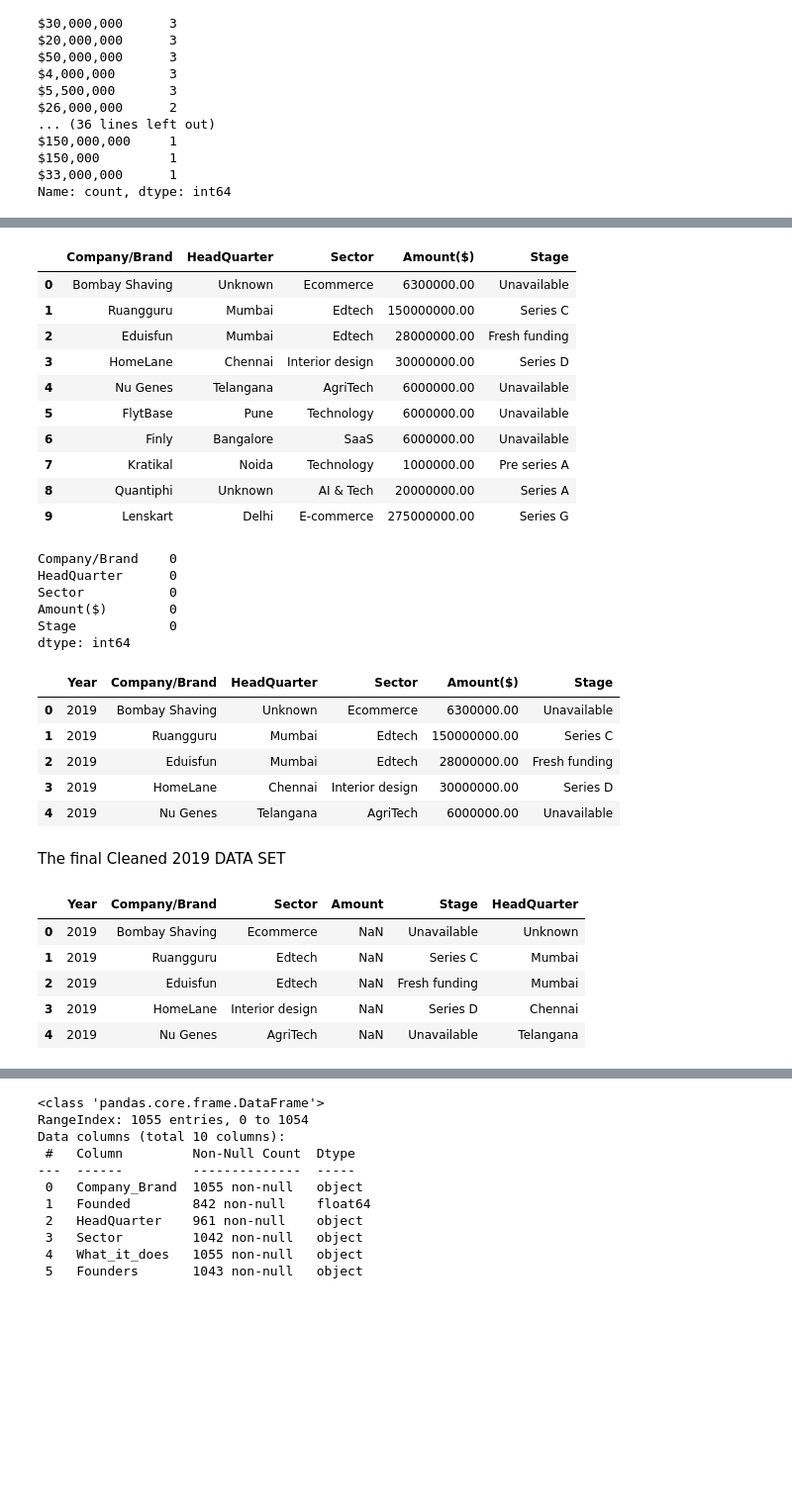
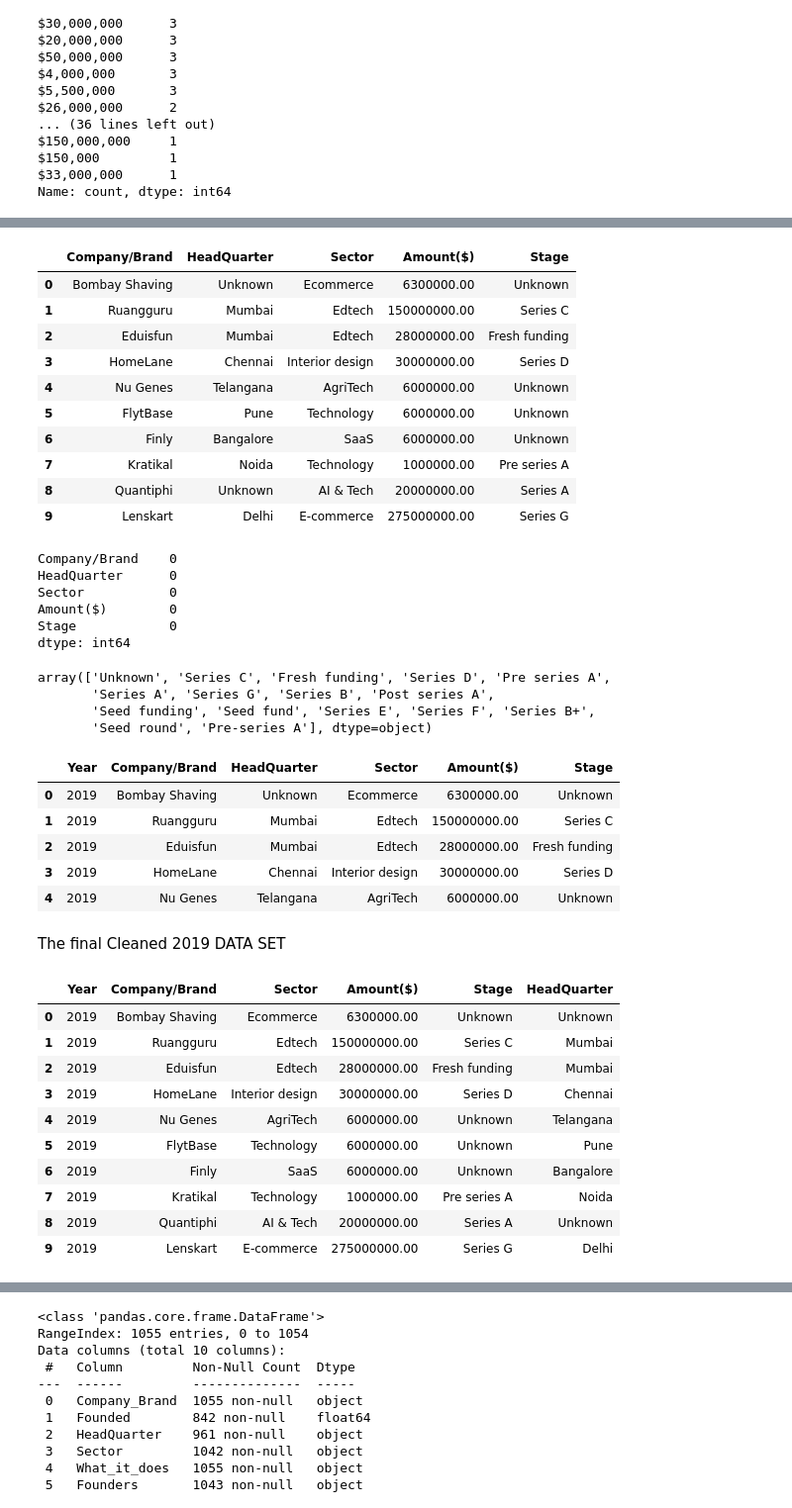
Before and after one commit to MarthaK-Coder/AZUBI-AFRICA--LP1-Sprint, a Jupyter notebook: ProjectNotebook.ipynb, the cells around one changed output, grey strips where cells are left out. Shown at 99% size. Saved outputs shown, nothing was run; the diff lists cells and outputs as text; code cells hidden in the pictures; blank space fills up the shorter version.

```diff
--- a/ProjectNotebook.ipynb
+++ b/ProjectNotebook.ipynb
@@ -640,7 +655,7 @@ data19
 89 rows × 5 columns
 # %%
 # Cleaning the Stage column
-data19['Stage'] = data19['Stage'].fillna('Unavailable')
+data19['Stage'] = data19['Stage'].fillna('Unknown')
 data19
 # %% [output]
 |  | Company/Brand | HeadQuarter | Sector | Amount($) | Stage |
@@ -713,13 +728,13 @@ data19['Amount($)'].fillna(median_amount, inplace=True)
 data19.head(10)
 # %% [output]
 |  | Company/Brand | HeadQuarter | Sector | Amount($) | Stage |
-| 0 | Bombay Shaving | Unknown | Ecommerce | 6300000.00 | Unavailable |
+| 0 | Bombay Shaving | Unknown | Ecommerce | 6300000.00 | Unknown |
 | 1 | Ruangguru | Mumbai | Edtech | 150000000.00 | Series C |
 | 2 | Eduisfun | Mumbai | Edtech | 28000000.00 | Fresh funding |
 | 3 | HomeLane | Chennai | Interior design | 30000000.00 | Series D |
-| 4 | Nu Genes | Telangana | AgriTech | 6000000.00 | Unavailable |
-| 5 | FlytBase | Pune | Technology | 6000000.00 | Unavailable |
-| 6 | Finly | Bangalore | SaaS | 6000000.00 | Unavailable |
+| 4 | Nu Genes | Telangana | AgriTech | 6000000.00 | Unknown |
+| 5 | FlytBase | Pune | Technology | 6000000.00 | Unknown |
+| 6 | Finly | Bangalore | SaaS | 6000000.00 | Unknown |
 | 7 | Kratikal | Noida | Technology | 1000000.00 | Pre series A |
 | 8 | Quantiphi | Unknown | AI & Tech | 20000000.00 | Series A |
 | 9 | Lenskart | Delhi | E-commerce | 275000000.00 | Series G |
@@ -733,33 +748,46 @@ Sector           0
 Amount($)        0
 Stage            0
 dtype: int64
+# %%
+#Inspecting stage column
+data19['Stage'].unique()
+# %% [output]
+array(['Unknown', 'Series C', 'Fresh funding', 'Series D', 'Pre series A',
+       'Series A', 'Series G', 'Series B', 'Post series A',
+       'Seed funding', 'Seed fund', 'Series E', 'Series F', 'Series B+',
+       'Seed round', 'Pre-series A'], dtype=object)
 # %%
 # Creating a year column and filling with 2019
 data19.insert(0,'Year', 2019)
 data19.head()
 # %% [output]
 |  | Year | Company/Brand | HeadQuarter | Sector | Amount($) | Stage |
-| 0 | 2019 | Bombay Shaving | Unknown | Ecommerce | 6300000.00 | Unavailable |
+| 0 | 2019 | Bombay Shaving | Unknown | Ecommerce | 6300000.00 | Unknown |
 | 1 | 2019 | Ruangguru | Mumbai | Edtech | 150000000.00 | Series C |
 | 2 | 2019 | Eduisfun | Mumbai | Edtech | 28000000.00 | Fresh funding |
 | 3 | 2019 | HomeLane | Chennai | Interior design | 30000000.00 | Series D |
-| 4 | 2019 | Nu Genes | Telangana | AgriTech | 6000000.00 | Unavailable |
+| 4 | 2019 | Nu Genes | Telangana | AgriTech | 6000000.00 | Unknown |
 # %%
 #rearrange columns to conform with other datasets
 # Create a list of column names in the desired order
-desired_columns = ['Year', 'Company/Brand', 'Sector', 'Amount', 'Stage', 'HeadQuarter']
+desired_columns = ['Year', 'Company/Brand', 'Sector', 'Amount($)', 'Stage', 'HeadQuarter']
 
 # Reindex the DataFrame with the desired column order
 data19 = data19.reindex(columns=desired_columns)
 # %% [markdown]
 The final Cleaned 2019 DATA SET
 # %%
-data19.head()
+data19.head(10)
 # %% [output]
-|  | Year | Company/Brand | Sector | Amount | Stage | HeadQuarter |
-| 0 | 2019 | Bombay Shaving | Ecommerce | NaN | Unavailable | Unknown |
-| 1 | 2019 | Ruangguru | Edtech | NaN | Series C | Mumbai |
-| 2 | 2019 | Eduisfun | Edtech | NaN | Fresh funding | Mumbai |
-| 3 | 2019 | HomeLane | Interior design | NaN | Series D | Chennai |
-| 4 | 2019 | Nu Genes | AgriTech | NaN | Unavailable | Telangana |
+|  | Year | Company/Brand | Sector | Amount($) | Stage | HeadQuarter |
+| 0 | 2019 | Bombay Shaving | Ecommerce | 6300000.00 | Unknown | Unknown |
+| 1 | 2019 | Ruangguru | Edtech | 150000000.00 | Series C | Mumbai |
+| 2 | 2019 | Eduisfun | Edtech | 28000000.00 | Fresh funding | Mumbai |
+| 3 | 2019 | HomeLane | Interior design | 30000000.00 | Series D | Chennai |
+| 4 | 2019 | Nu Genes | AgriTech | 6000000.00 | Unknown | Telangana |
+| 5 | 2019 | FlytBase | Technology | 6000000.00 | Unknown | Pune |
+| 6 | 2019 | Finly | SaaS | 6000000.00 | Unknown | Bangalore |
+| 7 | 2019 | Kratikal | Technology | 1000000.00 | Pre series A | Noida |
+| 8 | 2019 | Quantiphi | AI & Tech | 20000000.00 | Series A | Unknown |
+| 9 | 2019 | Lenskart | E-commerce | 275000000.00 | Series G | Delhi |
 # %% [markdown]
```
Also changed, not shown: parts of 114 cells of this notebook.
